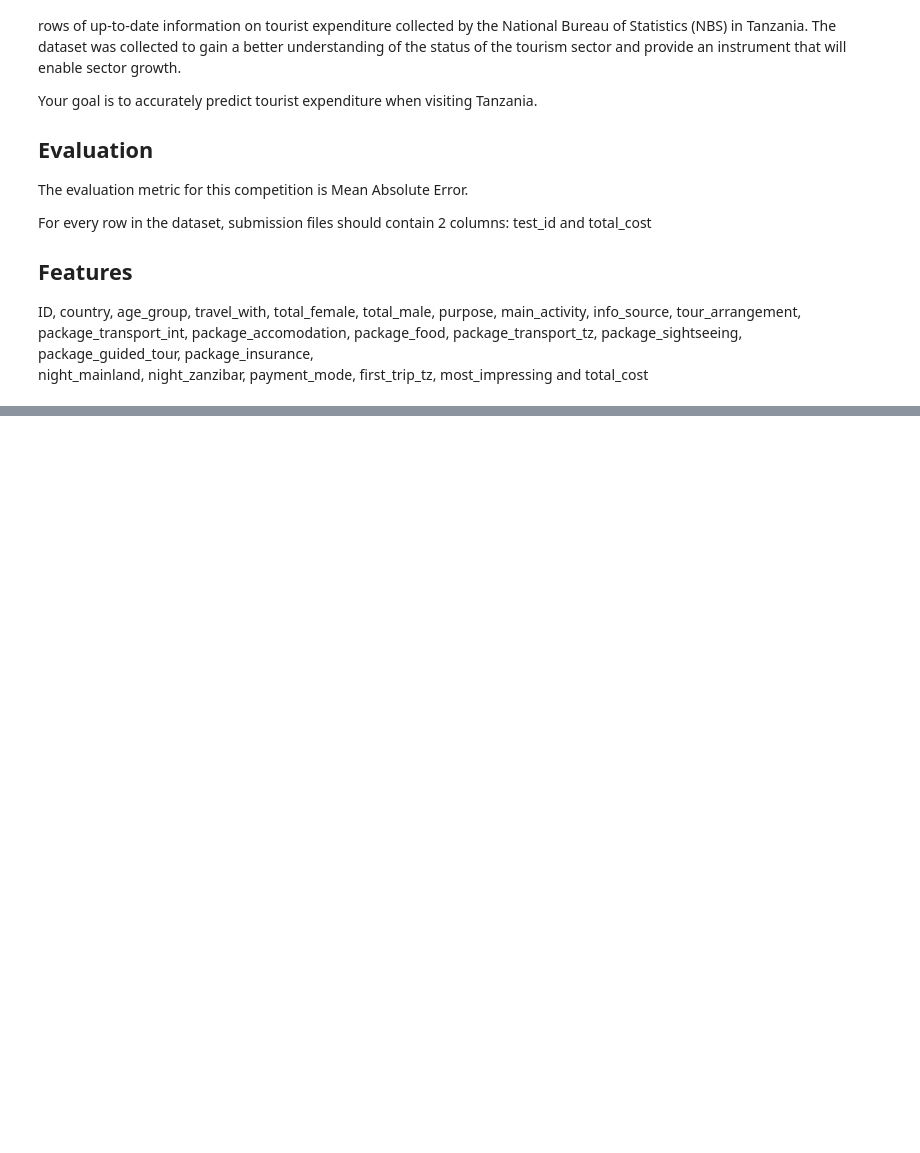
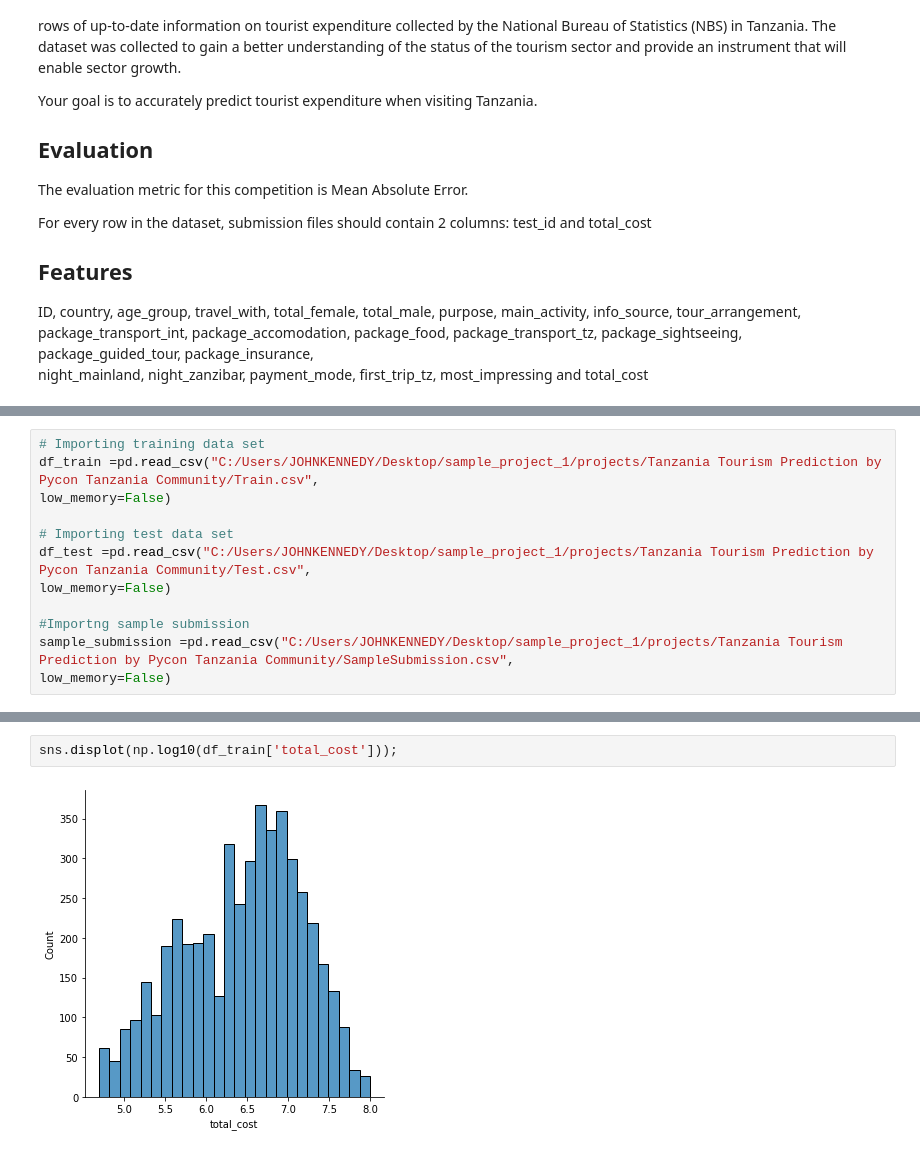
Before and after one commit to Kennedy87670/Projects_ML, a Jupyter notebook: Tanzania_Tourism_Prediction .ipynb, the cells around one changed output, grey strips where cells are left out. Drawn from its saved outputs; the diff is of its cells as text; blank space fills up the shorter version.

```diff
--- a/Tanzania_Tourism_Prediction .ipynb
+++ b/Tanzania_Tourism_Prediction .ipynb
@@ -25,0 +49,12 @@ night_mainland,	night_zanzibar,	payment_mode,	first_trip_tz,	most_impressing and
+# %%
+# Importing training data set
+df_train =pd.read_csv("C:/Users/JOHNKENNEDY/Desktop/sample_project_1/projects/Tanzania Tourism Prediction by Pycon Tanzania Community/Train.csv",
+low_memory=False)
+
+# Importing test data set
+df_test =pd.read_csv("C:/Users/JOHNKENNEDY/Desktop/sample_project_1/projects/Tanzania Tourism Prediction by Pycon Tanzania Community/Test.csv",
+low_memory=False)
+
+#Importng sample submission
+sample_submission =pd.read_csv("C:/Users/JOHNKENNEDY/Desktop/sample_project_1/projects/Tanzania Tourism Prediction by Pycon Tanzania Community/SampleSubmission.csv",
+low_memory=False)
@@ -25,0 +165,4 @@ night_mainland,	night_zanzibar,	payment_mode,	first_trip_tz,	most_impressing and
+# %%
+sns.displot(np.log10(df_train['total_cost']));
+# %% [output]
+[figure, added]
```
Also changed, not shown: parts of 11 cells of this notebook.
